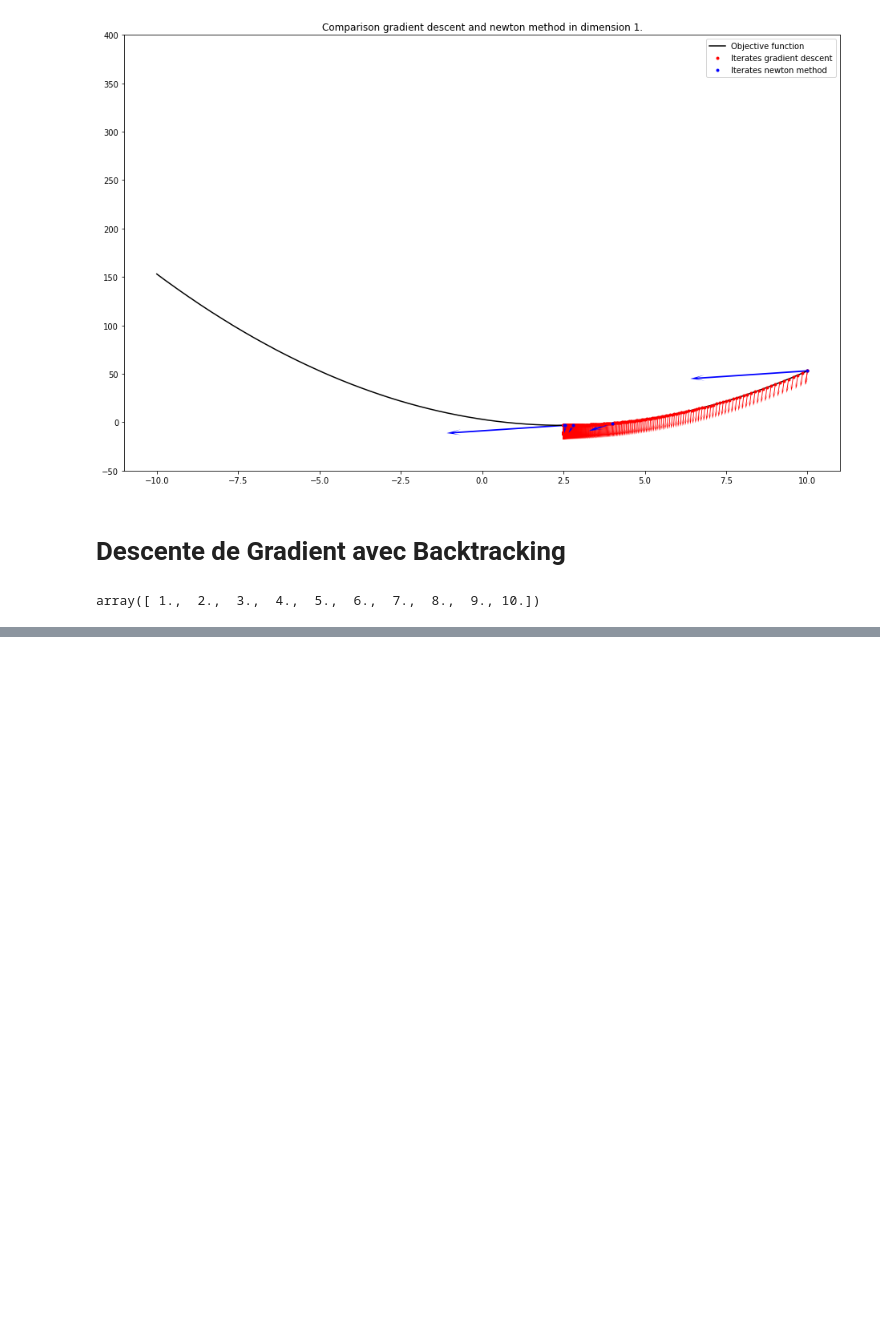
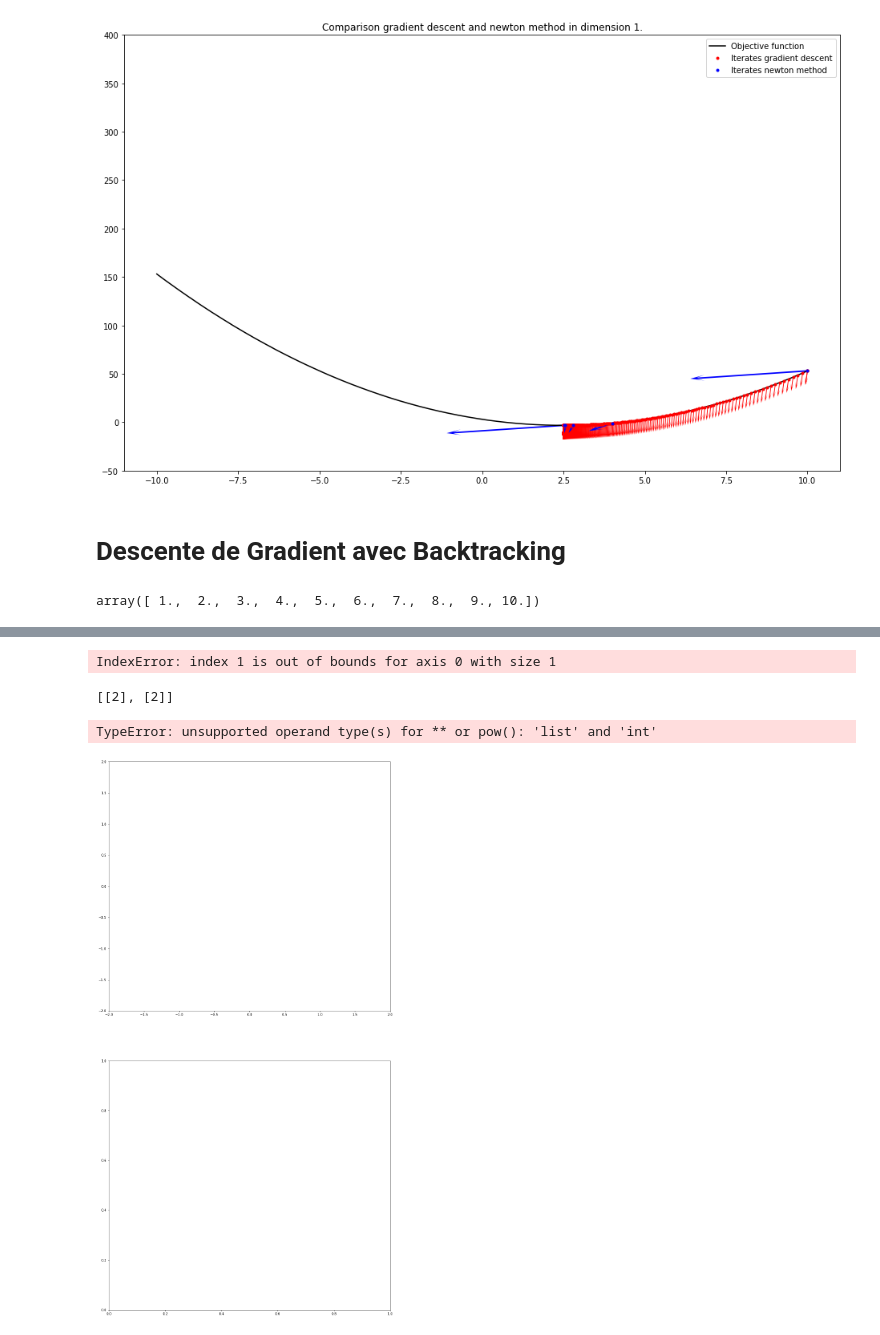
Before and after one commit to baptisteesteban/OCVXII, a Jupyter notebook: Danaé Experiment.ipynb, the cells around one changed output, grey strips where cells are left out. Cells and saved outputs as stored; diff of their text form; code cells hidden in the pictures; blank space fills up the shorter version.

```diff
--- a/Danaé Experiment.ipynb
+++ b/Danaé Experiment.ipynb
@@ -249,7 +249,7 @@ class backtrackingC():
     def __call__(self, x, f, dir_x, grad, n_iter, eta, tol=1e-6):
         n_while = 0
         t = 1
-        x = x.reshape(1, -1)
+        #x = x.reshape(1, -1)
         grad_f = grad(x, f, tol)
         while f(x + t * dir_x) > f(x) + self.alpha * t * grad_f.dot(dir_x.T) and n_while < self.max_iter:
             t = self.beta * t
@@ -293,0 +304,2 @@ TypeError: <lambda>() takes 1 positional argument but 2 were given
+# %%
+init_pt_d2 = np.array([2, 2])
@@ -293,0 +310,17 @@ TypeError: <lambda>() takes 1 positional argument but 2 were given
+# %%
+GD_ri_2 = pd.DataFrame(columns=["gamma", "rate", "optimal_pt", "optimal_val", "nb_iter", "iters", "iters_dir"])
+GD_list_2 = {}
+for gamma in gammas:
+    GD_list_2["quadra"] = GD(rate = lambda x, f, dir_x, grad, nb_iter, eta : 0.1)
+    opt_pt, iters, iters_dir, n_iter = GD_list_2["quadra"](init_pt_d2,
+                                                 (lambda x: f_2.value (x, gamma)),
+                                                 (lambda x, f, tol : f_2.grad(x, gamma)))
+    naming_format = "{}_{}".format("quadra", gamma)
+    GD_ri_2.loc[naming_format] = pd.Series({ "gamma": gamma,
+                                             "rate" : 0.01,
+                                             "optimal_pt": opt_pt,
+                                             "optimal_val": f_2.value(opt_pt, gamma),
+                                             "nb_iter": n_iter,
+                                             "iters": iters,
+                                             "iters_dir": iters_dir})
+GD_ri_2.loc[:, "gamma": "nb_iter"]
@@ -293,0 +339,33 @@ TypeError: <lambda>() takes 1 positional argument but 2 were given
+# %%
+f_2.value(x_y)
+# %% [output]
+IndexError: index 1 is out of bounds for axis 0 with size 1
+# %%
+x_y
+# %% [output]
+[[2], [2]]
+# %%
+nb_pts, x_mi, x_ma, y_mi, y_ma = 200, -2, 2, -2, 2
+fig, ax = plt.subplots(2, 1, figsize=(15, 30))
+x, y = np.linspace(x_mi, x_ma, nb_pts), np.linspace(x_mi, x_ma, nb_pts)
+X, Y = np.meshgrid(x, y)
+## Reshaping X, Y for proper evaluation by input function
+x_y = np.vstack([X.reshape(1, -1), Y.reshape(1, -1)]).reshape(1, 2, -1)
+x_y = [[2],[2]]
+## Plotting level curves for extreme cases
+extreme_cases = [gammas[0], gammas[-1]]
+for i in range(len(extreme_cases)):
+    ax[i].set_xlim(x_mi, x_ma)
+    ax[i].set_ylim(y_mi, y_ma)
+    ax[i].contour(X, Y, f_2.value(x_y, gammas[i]).reshape(nb_pts, -1), 15)
+    ax[i].quiver(GD_ri_2.loc["quadric_2_{}".format(gammas[i]), "iters"][:, 0],
+                 GD_ri_2.loc["quadric_2_{}".format(gammas[i]), "iters"][:, 1],
+                 GD_ri_2.loc["quadric_2_{}".format(gammas[i]), "iters_dir"][:, 0],
+                 GD_ri_2.loc["quadric_2_{}".format(gammas[i]), "iters_dir"][:, 1],
+                 color='b', scale=6, width=0.002, headwidth=4, headlength=5)
+    ax[i].plot(GD_ri_2.loc["quadric_2_{}".format(gammas[i]), "iters"][:, 0],
+               GD_ri_2.loc["quadric_2_{}".format(gammas[i]), "iters"][:, 1],
+               'b.')
+# %% [output]
+TypeError: unsupported operand type(s) for ** or pow(): 'list' and 'int'
+[figure, added]
```
Also changed, not shown: parts of 8 cells of this notebook, 1 other file.
